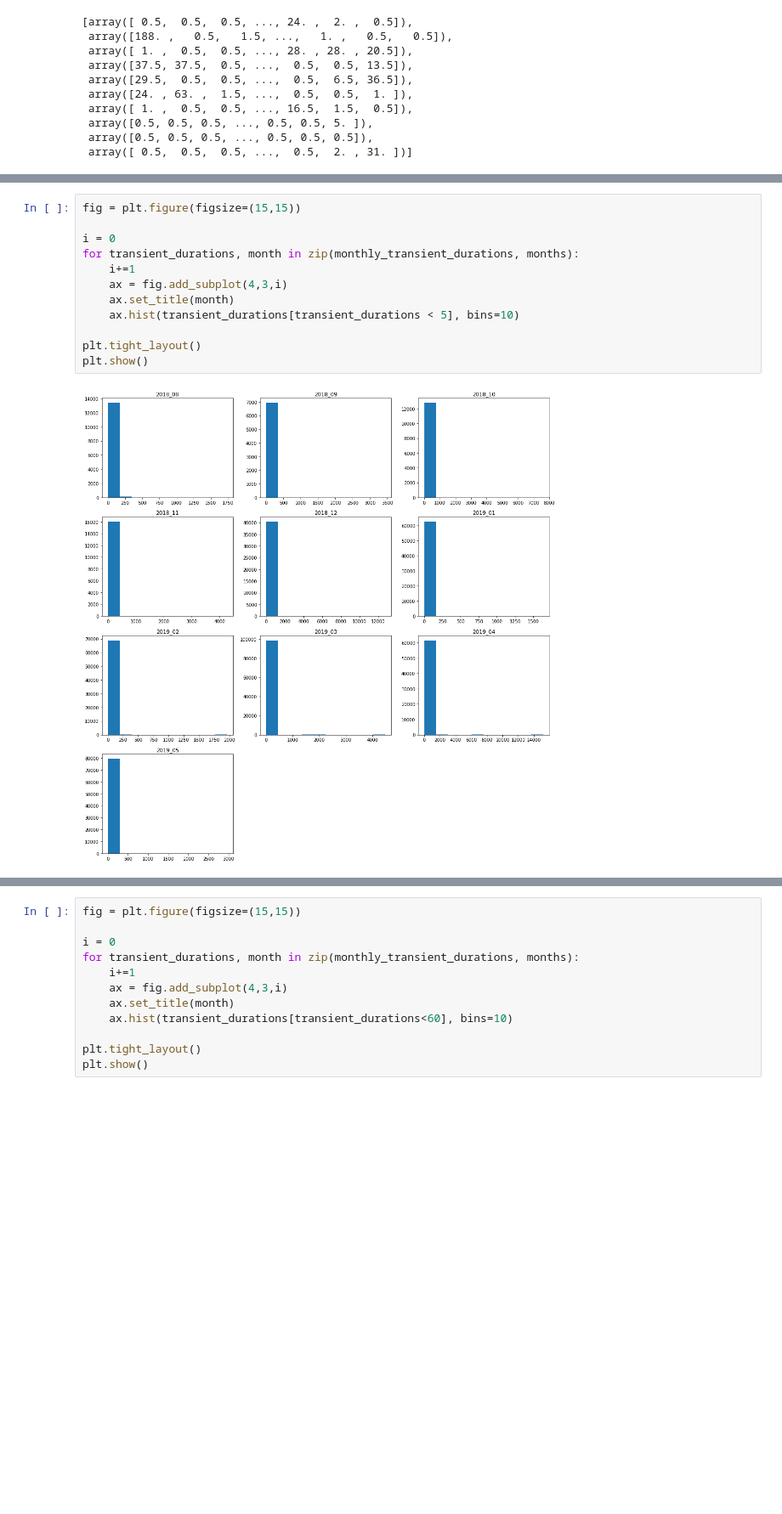
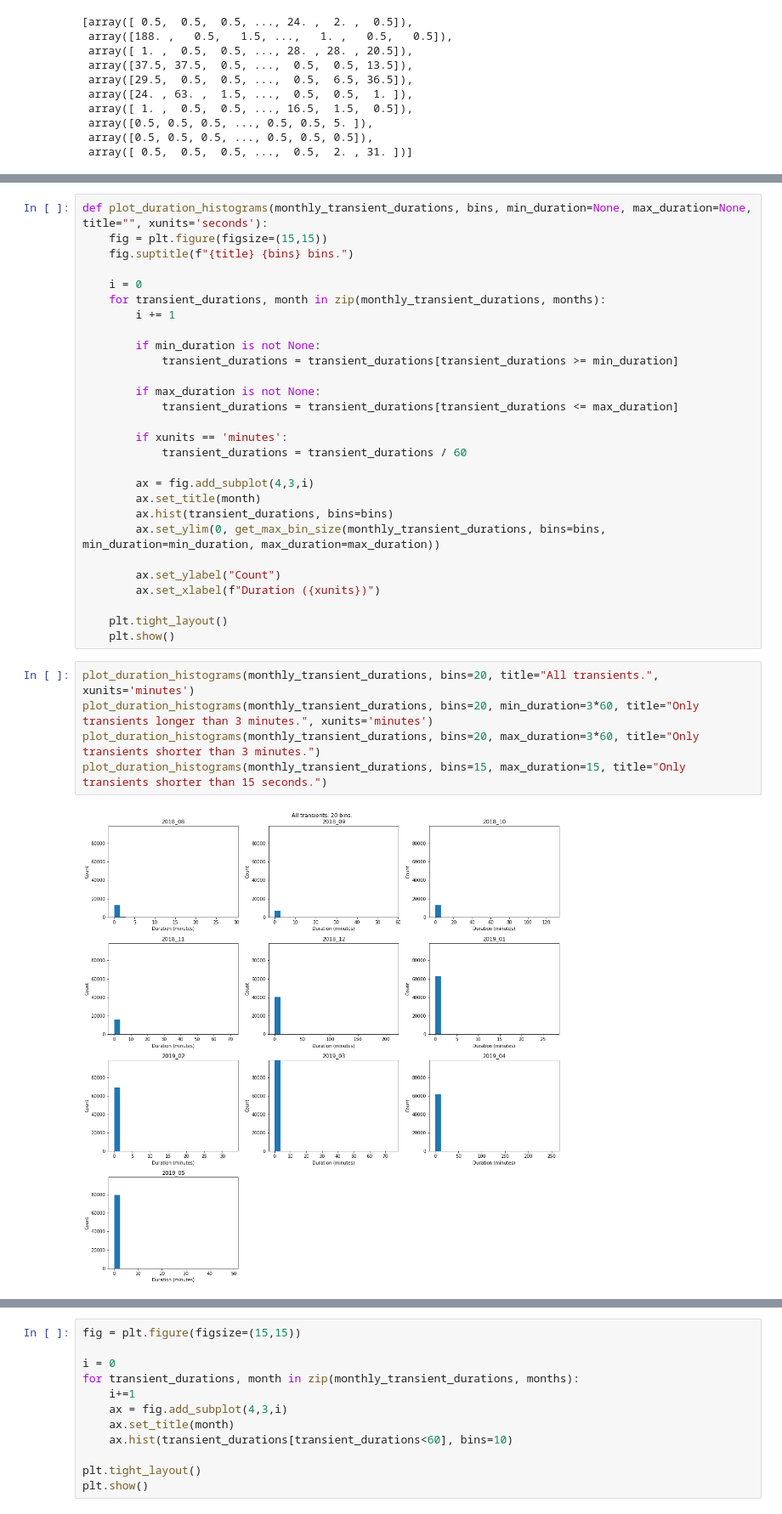
Before and after one commit to georgeamccarthy/acoustic-data-science-cambay, a Jupyter notebook: notebooks/06-GM-transient_durations.ipynb, the cells around one changed output, grey strips where cells are left out. Shown at 85% size. Cells and saved outputs as stored; diff of their text form; blank space fills up the shorter version.

Commit message:
Seperate analyse and plot into steps in pipeline. Transient durations notebook to script.

```diff
--- a/notebooks/06-GM-transient_durations.ipynb
+++ b/notebooks/06-GM-transient_durations.ipynb
@@ -84,14 +112,35 @@ def report_transient_stats(transient_durations):
+# %%
+def plot_duration_histograms(monthly_transient_durations, bins, min_duration=None, max_duration=None, title="", xunits='seconds'):
+    fig = plt.figure(figsize=(15,15))
+    fig.suptitle(f"{title} {bins} bins.")
+
+    i = 0
+    for transient_durations, month in zip(monthly_transient_durations, months):
+        i += 1
+
+        if min_duration is not None:
+            transient_durations = transient_durations[transient_durations >= min_duration]
+
+        if max_duration is not None:
+            transient_durations = transient_durations[transient_durations <= max_duration]
+
+        if xunits == 'minutes':
+            transient_durations = transient_durations / 60
+
+        ax = fig.add_subplot(4,3,i)
+        ax.set_title(month)
+        ax.hist(transient_durations, bins=bins)
+        ax.set_ylim(0, get_max_bin_size(monthly_transient_durations, bins=bins, min_duration=min_duration, max_duration=max_duration))
+
+        ax.set_ylabel("Count")
+        ax.set_xlabel(f"Duration ({xunits})")
+
+    plt.tight_layout()
+    plt.show()
 # %%
-fig = plt.figure(figsize=(15,15))
-
-i = 0
-for transient_durations, month in zip(monthly_transient_durations, months):
-    i+=1
-    ax = fig.add_subplot(4,3,i)
-    ax.set_title(month)
-    ax.hist(transient_durations[transient_durations < 5], bins=10)
-
-plt.tight_layout()
-plt.show()
+plot_duration_histograms(monthly_transient_durations, bins=20, title="All transients.", xunits='minutes')
+plot_duration_histograms(monthly_transient_durations, bins=20, min_duration=3*60, title="Only transients longer than 3 minutes.", xunits='minutes')
+plot_duration_histograms(monthly_transient_durations, bins=20, max_duration=3*60, title="Only transients shorter than 3 minutes.")
+plot_duration_histograms(monthly_transient_durations, bins=15, max_duration=15, title="Only transients shorter than 15 seconds.")
 # %% [output]
-[figure, old version]
+[figure, new version]
```
Also changed, not shown: parts of 7 cells of this notebook, 12 other files.
